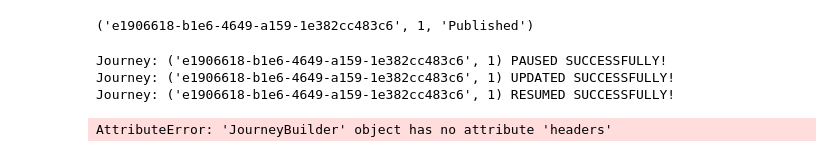
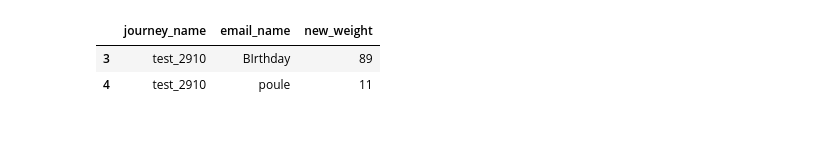
Before and after one commit to quentinb28/journey-builder-api, a Jupyter notebook: Journey Builder API class.ipynb, the cells around one changed output. Cells and saved outputs as stored; diff of their text form; code cells hidden in the pictures; blank space fills up the shorter version.

```diff
--- a/Journey Builder API class.ipynb
+++ b/Journey Builder API class.ipynb
@@ -211 +222,9 @@ class JourneyBuilder:
+# %%
+# Filter for testing purposes
+journey_new_weights = journey_new_weights.loc[journey_new_weights["journey_name"] == "test_2910"]
+journey_new_weights
+# %% [output]
+|  | journey_name | email_name | new_weight |
+| 3 | test_2910 | BIrthday | 89 |
+| 4 | test_2910 | poule | 11 |
 # %%
@@ -213,15 +231,0 @@ test = JourneyBuilder(client_id, client_secret, "test_2910") # "test_kwr_multila
-# %%
-id, version, status = test.get_metadata("id", "version", "status")
-id, version, status
-# %% [output]
-('e1906618-b1e6-4649-a159-1e382cc483c6', 1, 'Published')
-# %%
-test.update_journey_version("e1906618-b1e6-4649-a159-1e382cc483c6", 1, 39)
-# %% [output]
-Journey: ('e1906618-b1e6-4649-a159-1e382cc483c6', 1) PAUSED SUCCESSFULLY!
-Journey: ('e1906618-b1e6-4649-a159-1e382cc483c6', 1) UPDATED SUCCESSFULLY!
-Journey: ('e1906618-b1e6-4649-a159-1e382cc483c6', 1) RESUMED SUCCESSFULLY!
-# %%
-test.create_new_journey_version("e1906618-b1e6-4649-a159-1e382cc483c6", 1, 73)
-# %% [output]
-AttributeError: 'JourneyBuilder' object has no attribute 'headers'
```
Also changed, not shown: parts of 26 cells of this notebook, 1 other file.
